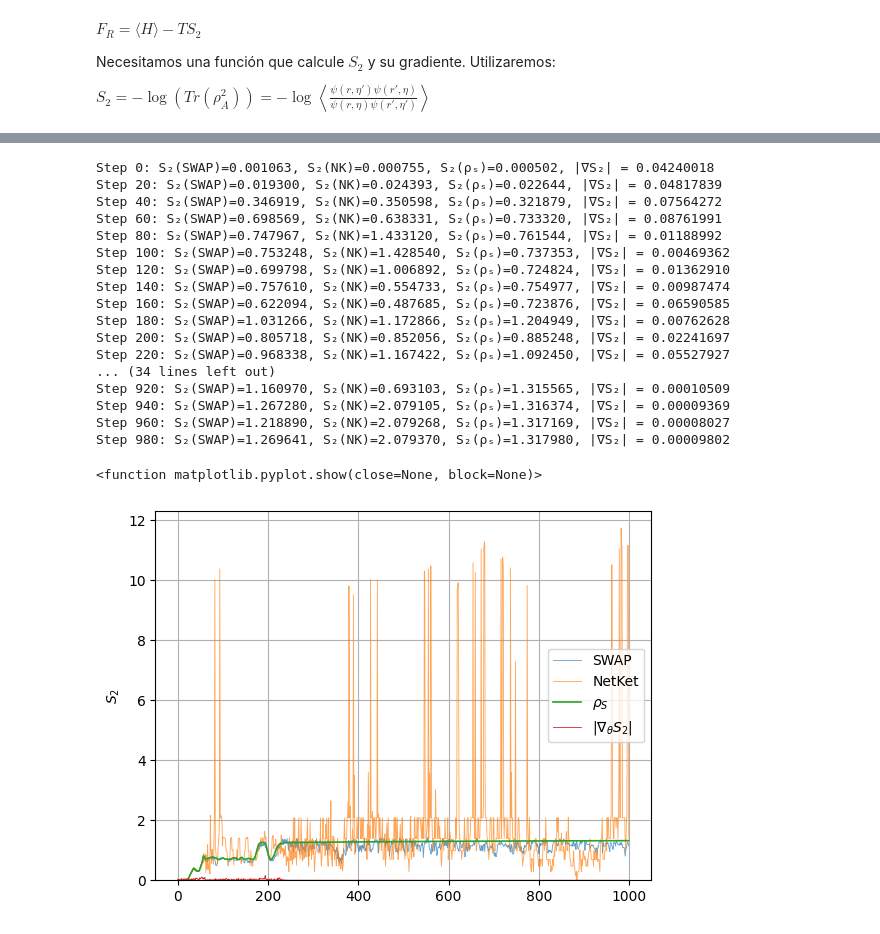
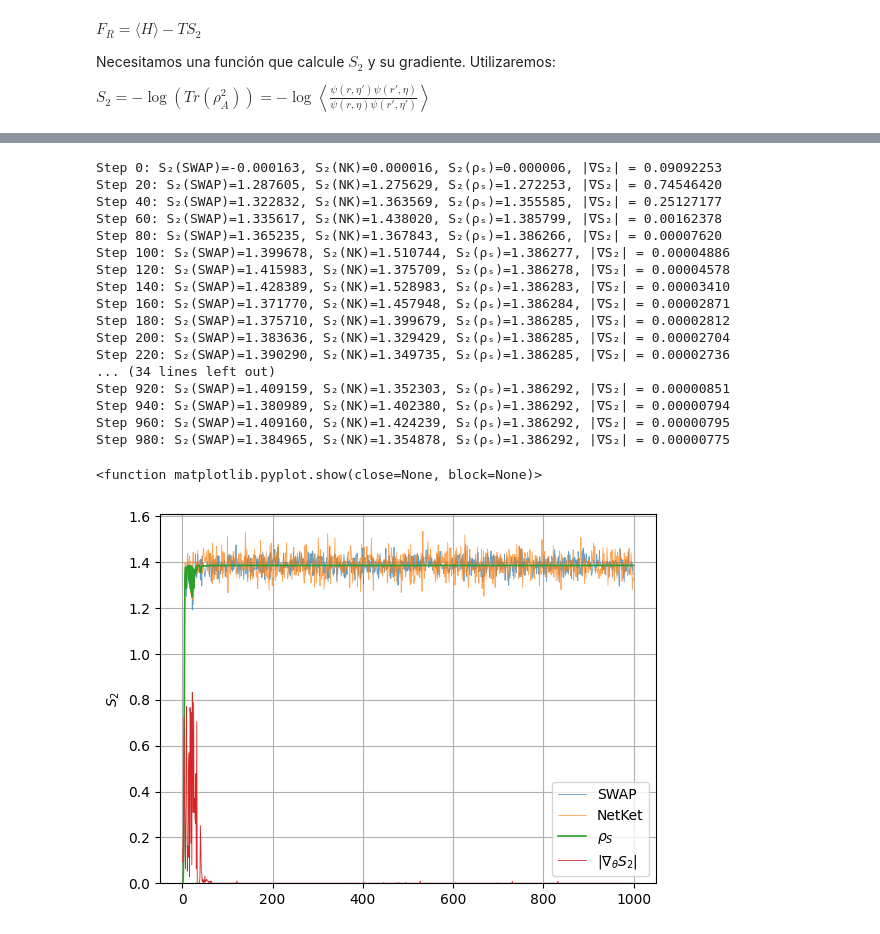
Before and after one commit to ismaelcastrouimp/TFM, a Jupyter notebook: Ancilla_Ising.ipynb, the cells around one changed output, grey strips where cells are left out. Drawn from its saved outputs; the diff is of its cells as text; code cells hidden in the pictures.

```diff
--- a/Ancilla_Ising.ipynb
+++ b/Ancilla_Ising.ipynb
@@ -1419,8 +1586,8 @@ class RBM_Z2(nn.Module):
 #Se busca el estado que maximiza S₂, en nuestro caso max(S₂)=ln(N+N_ancilla)
 
 partition = list(range(N))
-# sampler = nk.sampler.ExactSampler(hilbert=hi_extended)
-sampler = nk.sampler.MetropolisLocal(hi_extended)
+sampler = nk.sampler.ExactSampler(hilbert=hi_extended)
+# sampler = nk.sampler.MetropolisLocal(hi_extended)
 model = RBM_Z2(alpha=1, trivial_Z2=True)
 # model = GaugeFixedRBM(N)
 vstate = nk.vqs.MCState(sampler, model, n_samples=3008)
@@ -1440,7 +1607,8 @@ S2_obs = nk.experimental.observable.Renyi2EntanglementEntropy(hi_extended, parti
 
 for step in range(1000):
     S2_nk = vstate.expect(S2_obs).mean.real*np.log(2)
-    S2, S2_grad_2 = renyi2_entropy_and_grad_sampled(vstate, partition, vstate.n_samples)
+    # S2, S2_grad_2 = renyi2_entropy_and_grad_sampled(vstate, partition, vstate.n_samples)
+    S2, S2_grad_2 = renyi2_entropy_and_grad_reinforce(vstate, partition, vstate.n_samples)
     # S2, S2_grad_2 = renyi2_grad_exact(vstate, partition)
     # S2_lambda, _ = renyi2_value_and_grad_lambda(vstate, hi_extended, partition, vstate.n_samples, 10)
     # S2_lambda, S2_grad_2 = renyi2_entropy_and_grad_lambda_integral(vstate, partition, vstate.n_samples, n_lambda=20)
@@ -1452,50 +1620,50 @@ for step in range(1000):
         S2_grad_2
     )
 
     updates, opt_state = optimizer.update(S_grad, opt_state, vstate.parameters)
     vstate.parameters = optax.apply_updates(vstate.parameters, updates)
 
     S2_history_swap.append(S2)
     S2_history_nk.append(S2_nk)
     S2_history_trace.append(S2_trace)
     # s2_lambda_history.append(S2_lambda)
     S2_grad_history.append(S2_grad)
     a = vstate.expect_and_grad(H_extended)
 
     if step % 20 == 0:
         grad_norm = jnp.linalg.norm(jax.flatten_util.ravel_pytree(S_grad)[0])
         print(f"Step {step}: S₂(SWAP)={S2:.6f}, S₂(NK)={S2_nk:.6f}, S₂(ρₛ)={S2_trace:.6f}, |∇S₂| = {S2_grad:.8f}")
 
 plt.plot(S2_history_swap, label="SWAP", linewidth=0.6, alpha=0.7)
 plt.plot(S2_history_nk, label="NetKet", linewidth=0.6, alpha=0.7)
 plt.plot(S2_history_trace, label=r"$\rho_S$", linewidth=1.2)
 # plt.plot(s2_lambda_history, label=r"$\lambda$", linewidth=0.6, alpha=0.9)
 plt.plot(S2_grad_history, label=r"$|\nabla_\theta S_2$|", linewidth=0.6,)
 plt.ylabel(r"$S_2$")
 plt.ylim(0,)
 plt.grid()
 plt.legend()
 plt.show
 # %% [output]
-Step 0: S₂(SWAP)=0.001063, S₂(NK)=0.000755, S₂(ρₛ)=0.000502, |∇S₂| = 0.04240018
-Step 20: S₂(SWAP)=0.019300, S₂(NK)=0.024393, S₂(ρₛ)=0.022644, |∇S₂| = 0.04817839
-Step 40: S₂(SWAP)=0.346919, S₂(NK)=0.350598, S₂(ρₛ)=0.321879, |∇S₂| = 0.07564272
-Step 60: S₂(SWAP)=0.698569, S₂(NK)=0.638331, S₂(ρₛ)=0.733320, |∇S₂| = 0.08761991
-Step 80: S₂(SWAP)=0.747967, S₂(NK)=1.433120, S₂(ρₛ)=0.761544, |∇S₂| = 0.01188992
-Step 100: S₂(SWAP)=0.753248, S₂(NK)=1.428540, S₂(ρₛ)=0.737353, |∇S₂| = 0.00469362
-Step 120: S₂(SWAP)=0.699798, S₂(NK)=1.006892, S₂(ρₛ)=0.724824, |∇S₂| = 0.01362910
-Step 140: S₂(SWAP)=0.757610, S₂(NK)=0.554733, S₂(ρₛ)=0.754977, |∇S₂| = 0.00987474
-Step 160: S₂(SWAP)=0.622094, S₂(NK)=0.487685, S₂(ρₛ)=0.723876, |∇S₂| = 0.06590585
-Step 180: S₂(SWAP)=1.031266, S₂(NK)=1.172866, S₂(ρₛ)=1.204949, |∇S₂| = 0.00762628
-Step 200: S₂(SWAP)=0.805718, S₂(NK)=0.852056, S₂(ρₛ)=0.885248, |∇S₂| = 0.02241697
-Step 220: S₂(SWAP)=0.968338, S₂(NK)=1.167422, S₂(ρₛ)=1.092450, |∇S₂| = 0.05527927
+Step 0: S₂(SWAP)=-0.000163, S₂(NK)=0.000016, S₂(ρₛ)=0.000006, |∇S₂| = 0.09092253
+Step 20: S₂(SWAP)=1.287605, S₂(NK)=1.275629, S₂(ρₛ)=1.272253, |∇S₂| = 0.74546420
+Step 40: S₂(SWAP)=1.322832, S₂(NK)=1.363569, S₂(ρₛ)=1.355585, |∇S₂| = 0.25127177
+Step 60: S₂(SWAP)=1.335617, S₂(NK)=1.438020, S₂(ρₛ)=1.385799, |∇S₂| = 0.00162378
+Step 80: S₂(SWAP)=1.365235, S₂(NK)=1.367843, S₂(ρₛ)=1.386266, |∇S₂| = 0.00007620
+Step 100: S₂(SWAP)=1.399678, S₂(NK)=1.510744, S₂(ρₛ)=1.386277, |∇S₂| = 0.00004886
+Step 120: S₂(SWAP)=1.415983, S₂(NK)=1.375709, S₂(ρₛ)=1.386278, |∇S₂| = 0.00004578
+Step 140: S₂(SWAP)=1.428389, S₂(NK)=1.528983, S₂(ρₛ)=1.386283, |∇S₂| = 0.00003410
+Step 160: S₂(SWAP)=1.371770, S₂(NK)=1.457948, S₂(ρₛ)=1.386284, |∇S₂| = 0.00002871
+Step 180: S₂(SWAP)=1.375710, S₂(NK)=1.399679, S₂(ρₛ)=1.386285, |∇S₂| = 0.00002812
+Step 200: S₂(SWAP)=1.383636, S₂(NK)=1.329429, S₂(ρₛ)=1.386285, |∇S₂| = 0.00002704
+Step 220: S₂(SWAP)=1.390290, S₂(NK)=1.349735, S₂(ρₛ)=1.386285, |∇S₂| = 0.00002736
 ... (34 lines left out)
-Step 920: S₂(SWAP)=1.160970, S₂(NK)=0.693103, S₂(ρₛ)=1.315565, |∇S₂| = 0.00010509
-Step 940: S₂(SWAP)=1.267280, S₂(NK)=2.079105, S₂(ρₛ)=1.316374, |∇S₂| = 0.00009369
-Step 960: S₂(SWAP)=1.218890, S₂(NK)=2.079268, S₂(ρₛ)=1.317169, |∇S₂| = 0.00008027
-Step 980: S₂(SWAP)=1.269641, S₂(NK)=2.079370, S₂(ρₛ)=1.317980, |∇S₂| = 0.00009802
+Step 920: S₂(SWAP)=1.409159, S₂(NK)=1.352303, S₂(ρₛ)=1.386292, |∇S₂| = 0.00000851
+Step 940: S₂(SWAP)=1.380989, S₂(NK)=1.402380, S₂(ρₛ)=1.386292, |∇S₂| = 0.00000794
+Step 960: S₂(SWAP)=1.409160, S₂(NK)=1.424239, S₂(ρₛ)=1.386292, |∇S₂| = 0.00000795
+Step 980: S₂(SWAP)=1.384965, S₂(NK)=1.354878, S₂(ρₛ)=1.386292, |∇S₂| = 0.00000775
 <function matplotlib.pyplot.show(close=None, block=None)>
-[figure, old version]
+[figure, new version]
 # %%
 def visualize_s2_landscape(vstate, partition, optimal_params, n_samples=10000):
     """
```
Also changed, not shown: parts of 18 cells of this notebook.
